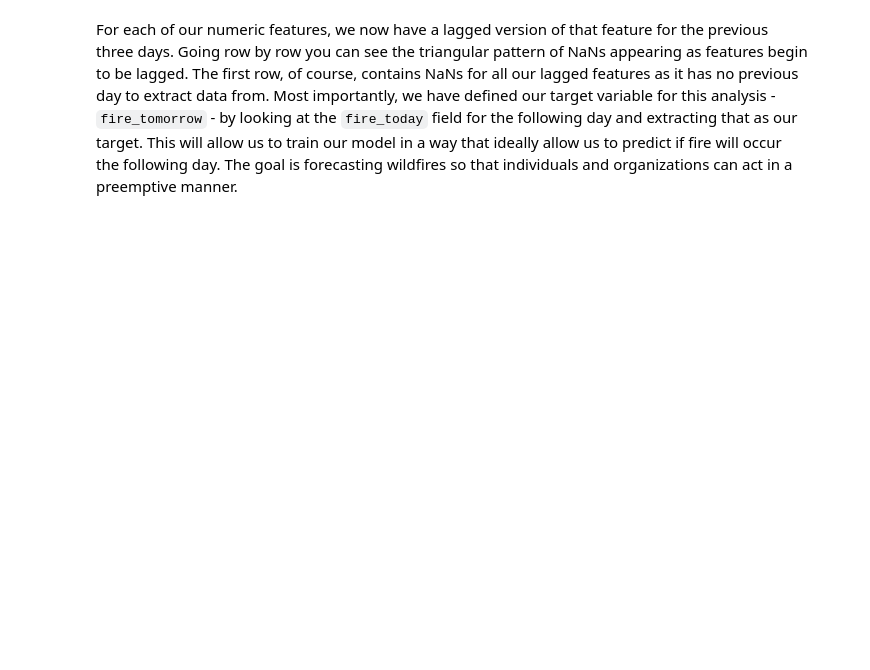
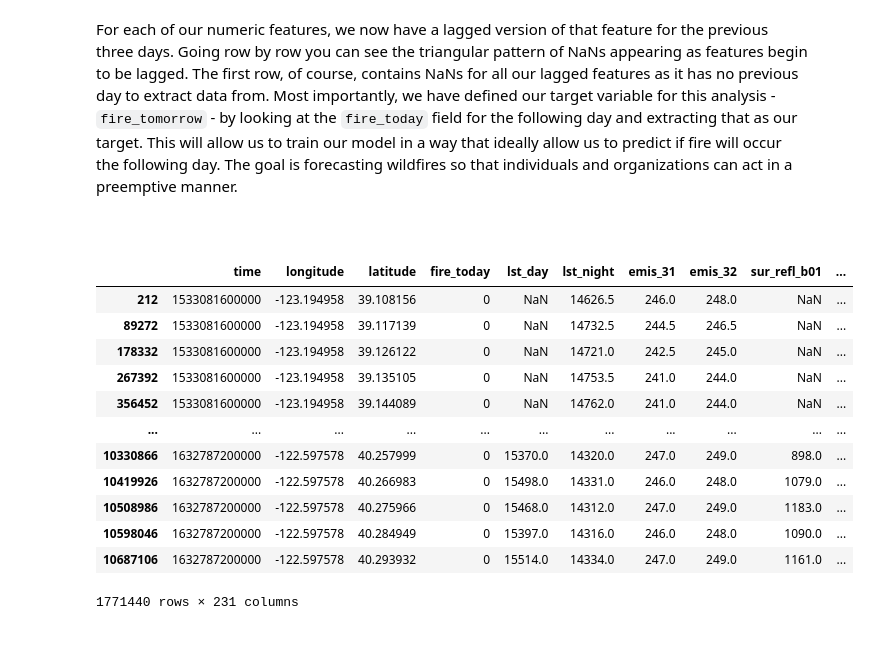
Before and after one commit to lukebass/wews, a Jupyter notebook: report/project.ipynb, the cells around one changed output. Saved outputs shown, nothing was run; the diff lists cells and outputs as text; code cells hidden in the pictures; blank space fills up the shorter version.

```diff
--- a/report/project.ipynb
+++ b/report/project.ipynb
@@ -493,5 +423,48 @@ lag_df
 # %% [markdown]
 For each of our numeric features, we now have a lagged version of that feature for the previous three days. Going row by row you can see the triangular pattern of NaNs appearing as features begin to be lagged. The first row, of course, contains NaNs for all our lagged features as it has no previous day to extract data from. Most importantly, we have defined our target variable for this analysis - `fire_tomorrow` - by looking at the `fire_today` field for the following day and extracting that as our target. This will allow us to train our model in a way that ideally allow us to predict if fire will occur the following day. The goal is forecasting wildfires so that individuals and organizations can act in a preemptive manner.
+# %% [markdown]
+<br>
+# %%
+sibling_features = [
+    'fire_today',
+    'lst_day',
+    'lst_night',
+    'emis_31',
+    'emis_32',
+    'sur_refl_b01',
+    'sur_refl_b02',
+    'sur_refl_b03',
+    'sur_refl_b04',
+    'sur_refl_b05',
+    'sur_refl_b06',
+    'sur_refl_b07',
+    'dewpoint_temperature',
+    'temperature',
+    'u_wind',
+    'v_wind',
+    'surface_pressure',
+    'precipitation',
+    'elevation'
+]
+
+sibling_df = lagFeatures(lag_df, sibling_features, [-2, -1, 1, 2], sortby=['longitude'], groupby=['date', 'latitude'], label='lon')
+sibling_df = lagFeatures(sibling_df, sibling_features, [-2, -1, 1, 2], sortby=['latitude'], groupby=['date', 'longitude'], label='lat')
+sibling_df = sibling_df.sort_values(['date', 'longitude', 'latitude'])
+sibling_df
+# %% [output]
+|  | time | longitude | latitude | fire_today | lst_day | lst_night | emis_31 | emis_32 | sur_refl_b01 | ... |
+| 212 | 1533081600000 | -123.194958 | 39.108156 | 0 | NaN | 14626.5 | 246.0 | 248.0 | NaN | ... |
+| 89272 | 1533081600000 | -123.194958 | 39.117139 | 0 | NaN | 14732.5 | 244.5 | 246.5 | NaN | ... |
+| 178332 | 1533081600000 | -123.194958 | 39.126122 | 0 | NaN | 14721.0 | 242.5 | 245.0 | NaN | ... |
+| 267392 | 1533081600000 | -123.194958 | 39.135105 | 0 | NaN | 14753.5 | 241.0 | 244.0 | NaN | ... |
+| 356452 | 1533081600000 | -123.194958 | 39.144089 | 0 | NaN | 14762.0 | 241.0 | 244.0 | NaN | ... |
+| ... | ... | ... | ... | ... | ... | ... | ... | ... | ... | ... |
+| 10330866 | 1632787200000 | -122.597578 | 40.257999 | 0 | 15370.0 | 14320.0 | 247.0 | 249.0 | 898.0 | ... |
+| 10419926 | 1632787200000 | -122.597578 | 40.266983 | 0 | 15498.0 | 14331.0 | 246.0 | 248.0 | 1079.0 | ... |
+| 10508986 | 1632787200000 | -122.597578 | 40.275966 | 0 | 15468.0 | 14312.0 | 247.0 | 249.0 | 1183.0 | ... |
+| 10598046 | 1632787200000 | -122.597578 | 40.284949 | 0 | 15397.0 | 14316.0 | 246.0 | 248.0 | 1090.0 | ... |
+| 10687106 | 1632787200000 | -122.597578 | 40.293932 | 0 | 15514.0 | 14334.0 | 247.0 | 249.0 | 1161.0 | ... |
+1771440 rows × 231 columns
 # %% [markdown]
 <br>
 # %% [markdown]
```
Also changed, not shown: parts of 8 cells of this notebook.
